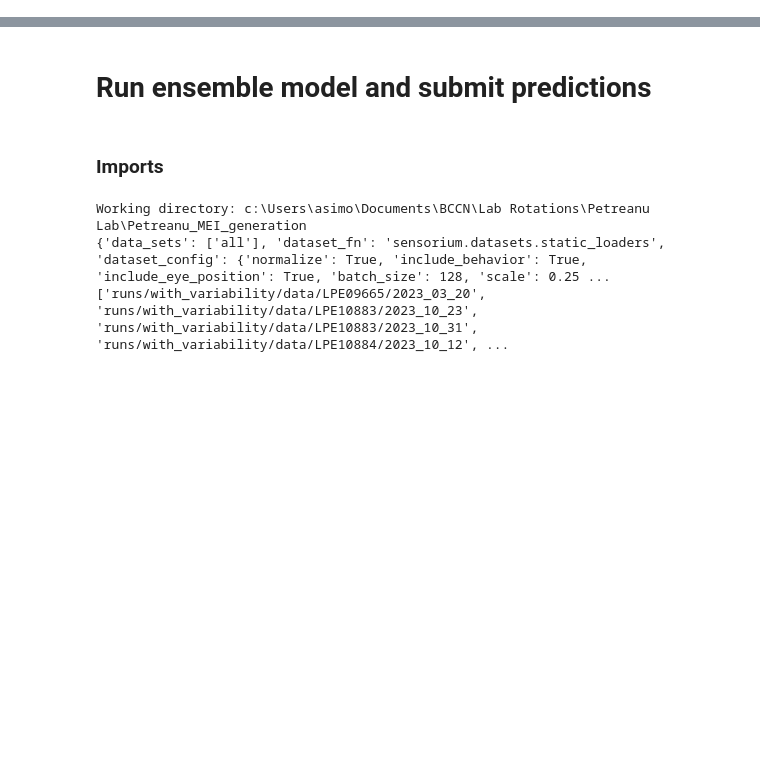
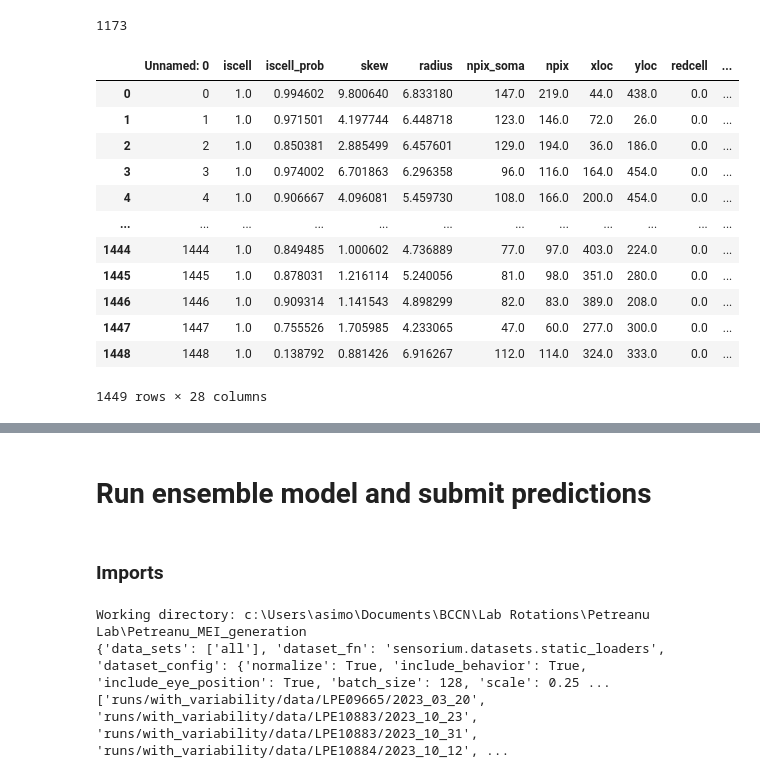
Before and after one commit to matthijsoudelohuis/Petreanu_MEI_generation, a Jupyter notebook: 03_evaluate_and_submit.ipynb, the cells around one changed output, grey strips where cells are left out. Cells and saved outputs as stored; diff of their text form; code cells hidden in the pictures; blank space fills up the shorter version.

```diff
--- a/03_evaluate_and_submit.ipynb
+++ b/03_evaluate_and_submit.ipynb
@@ -0,0 +198,20 @@
+# %%
+num_neurons
+# %% [output]
+1173
+# %%
+celldata
+# %% [output]
+|  | Unnamed: 0 | iscell | iscell_prob | skew | radius | npix_soma | npix | xloc | yloc | redcell | ... |
+| 0 | 0 | 1.0 | 0.994602 | 9.800640 | 6.833180 | 147.0 | 219.0 | 44.0 | 438.0 | 0.0 | ... |
+| 1 | 1 | 1.0 | 0.971501 | 4.197744 | 6.448718 | 123.0 | 146.0 | 72.0 | 26.0 | 0.0 | ... |
+| 2 | 2 | 1.0 | 0.850381 | 2.885499 | 6.457601 | 129.0 | 194.0 | 36.0 | 186.0 | 0.0 | ... |
+| 3 | 3 | 1.0 | 0.974002 | 6.701863 | 6.296358 | 96.0 | 116.0 | 164.0 | 454.0 | 0.0 | ... |
+| 4 | 4 | 1.0 | 0.906667 | 4.096081 | 5.459730 | 108.0 | 166.0 | 200.0 | 454.0 | 0.0 | ... |
+| ... | ... | ... | ... | ... | ... | ... | ... | ... | ... | ... | ... |
+| 1444 | 1444 | 1.0 | 0.849485 | 1.000602 | 4.736889 | 77.0 | 97.0 | 403.0 | 224.0 | 0.0 | ... |
+| 1445 | 1445 | 1.0 | 0.878031 | 1.216114 | 5.240056 | 81.0 | 98.0 | 351.0 | 280.0 | 0.0 | ... |
+| 1446 | 1446 | 1.0 | 0.909314 | 1.141543 | 4.898299 | 82.0 | 83.0 | 389.0 | 208.0 | 0.0 | ... |
+| 1447 | 1447 | 1.0 | 0.755526 | 1.705985 | 4.233065 | 47.0 | 60.0 | 277.0 | 300.0 | 0.0 | ... |
+| 1448 | 1448 | 1.0 | 0.138792 | 0.881426 | 6.916267 | 112.0 | 114.0 | 324.0 | 333.0 | 0.0 | ... |
+1449 rows × 28 columns
```
Also changed, not shown: parts of 4 cells of this notebook, 3 other files.
